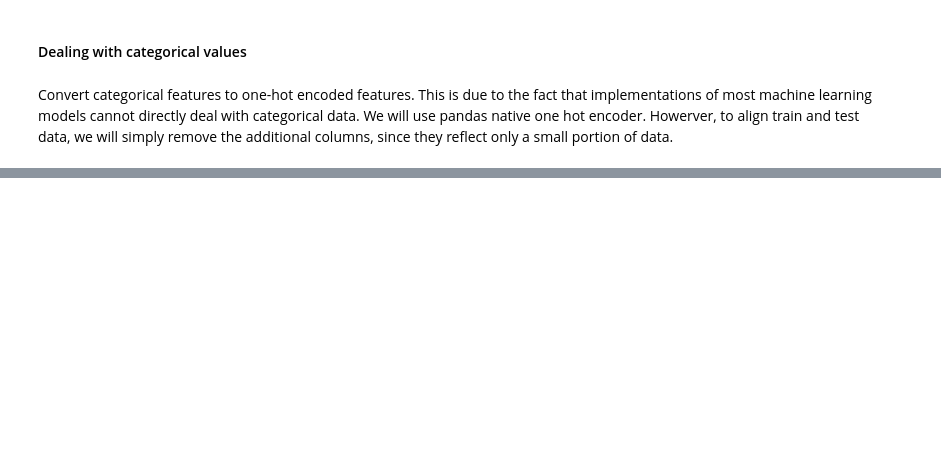
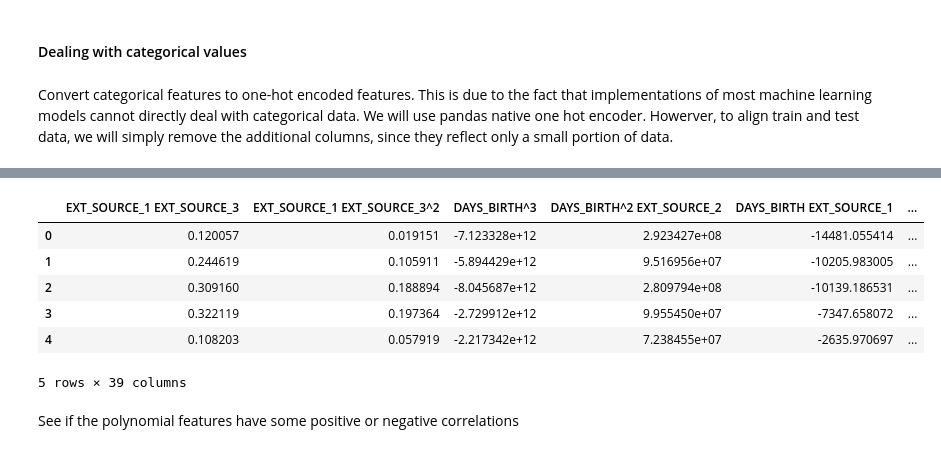
Before and after one commit to misbah-uddin/home_credit_default_risk, a Jupyter notebook: home_credit_default_risk_notebook_data_preparation.ipynb, the cells around one changed output, grey strips where cells are left out. Drawn from its saved outputs; the diff is of its cells as text; code cells hidden in the pictures; blank space fills up the shorter version.

```diff
--- a/home_credit_default_risk_notebook_data_preparation.ipynb
+++ b/home_credit_default_risk_notebook_data_preparation.ipynb
@@ -111,0 +204,12 @@ train_df_aligned.shape
+# %%
+poly_test_features[get_extra_columns(test_imputed.columns.values, poly_test_features.columns.values)].head()
+# %% [output]
+|  | EXT_SOURCE_1 EXT_SOURCE_3 | EXT_SOURCE_1 EXT_SOURCE_3^2 | DAYS_BIRTH^3 | DAYS_BIRTH^2 EXT_SOURCE_2 | DAYS_BIRTH EXT_SOURCE_1 | ... |
+| 0 | 0.120057 | 0.019151 | -7.123328e+12 | 2.923427e+08 | -14481.055414 | ... |
+| 1 | 0.244619 | 0.105911 | -5.894429e+12 | 9.516956e+07 | -10205.983005 | ... |
+| 2 | 0.309160 | 0.188894 | -8.045687e+12 | 2.809794e+08 | -10139.186531 | ... |
+| 3 | 0.322119 | 0.197364 | -2.729912e+12 | 9.955450e+07 | -7347.658072 | ... |
+| 4 | 0.108203 | 0.057919 | -2.217342e+12 | 7.238455e+07 | -2635.970697 | ... |
+5 rows × 39 columns
+# %% [markdown]
+See if the polynomial features have some positive or negative correlations
```
Also changed, not shown: parts of 43 cells of this notebook, 2 other files.
